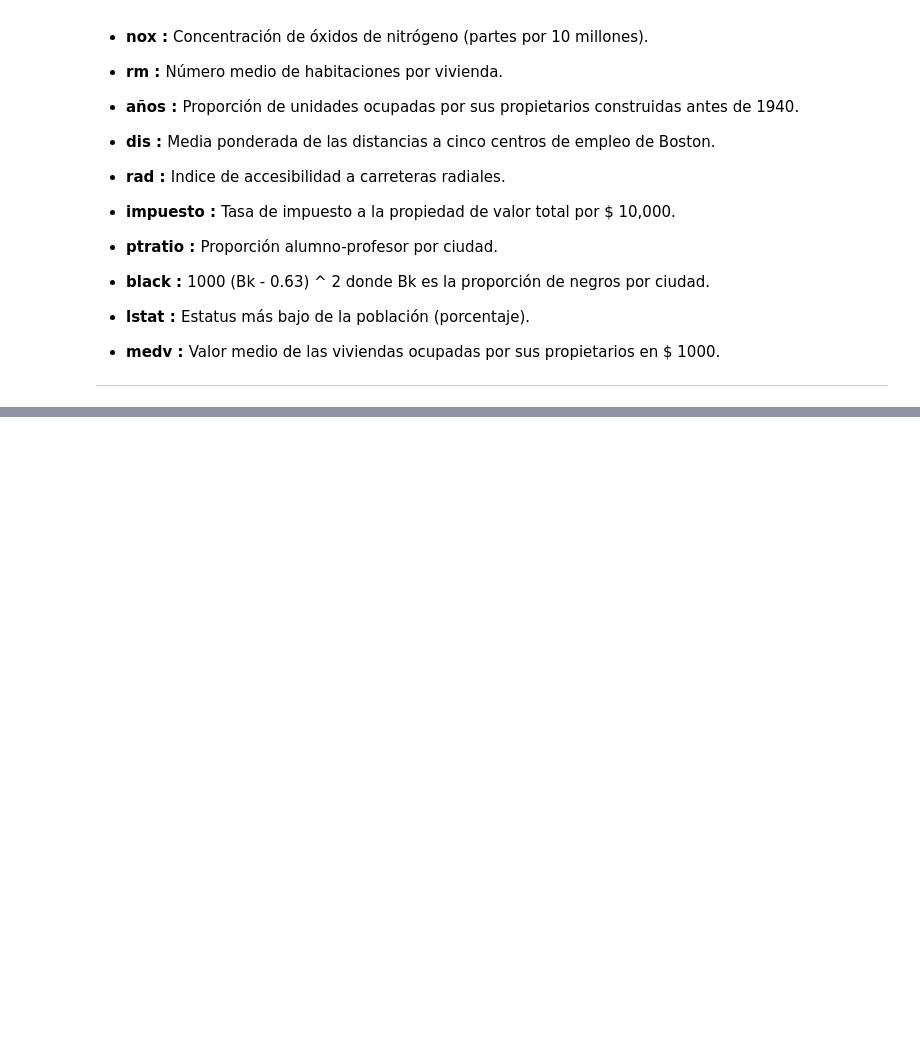
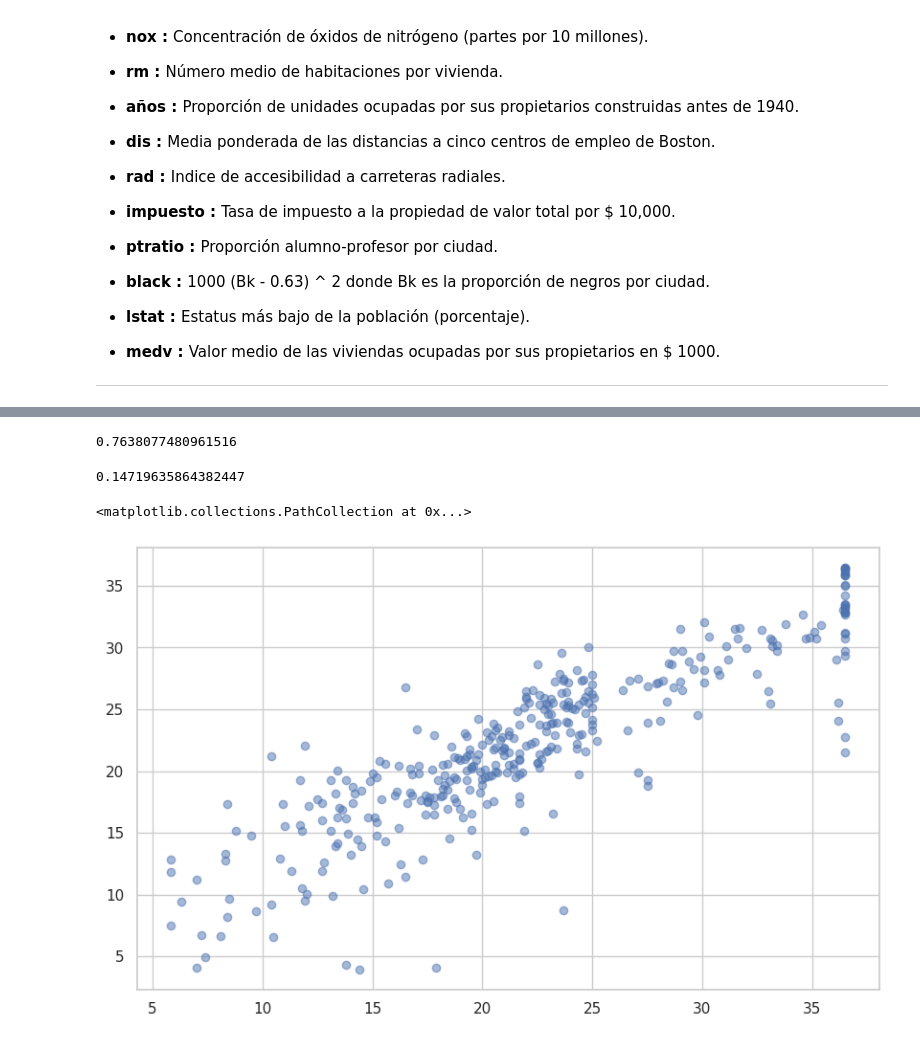
Before and after one commit to JCaballerot/Machine-Learning-Program, a Jupyter notebook: Supervised_models/Linear_regression/Lab_Boston_Housing_v2.ipynb, the cells around one changed output, grey strips where cells are left out. Drawn from its saved outputs; the diff is of its cells as text; code cells hidden in the pictures; blank space fills up the shorter version.

```diff
--- a/Supervised_models/Linear_regression/Lab_Boston_Housing_v2.ipynb
+++ b/Supervised_models/Linear_regression/Lab_Boston_Housing_v2.ipynb
@@ -780,0 +851,5 @@ X_train[['RM_tric_imp_std',
+# %%
+train['MEDV_pred'] = (22.0443 - 4.0729*train.LSTAT_tric_imp_std
+                              + 2.4565*train.RM_tric_imp_std
+                              - 1.6619*train.PTRATIO_tric_imp_std
+                              - 0.4832*train.DIS_tric_imp_std)
@@ -780,0 +867,13 @@ X_train[['RM_tric_imp_std',
+# %%
+r2_score(train.MEDV_tric, train.MEDV_pred)
+# %% [output]
+0.7638077480961516
+# %%
+mean_absolute_percentage_error(train.MEDV_tric, train.MEDV_pred)
+# %% [output]
+0.14719635864382447
+# %%
+plt.scatter(train.MEDV_tric, train.MEDV_pred, alpha = 0.5)
+# %% [output]
+<matplotlib.collections.PathCollection at 0x...>
+[figure, added]
```
Also changed, not shown: parts of 20 cells of this notebook.
